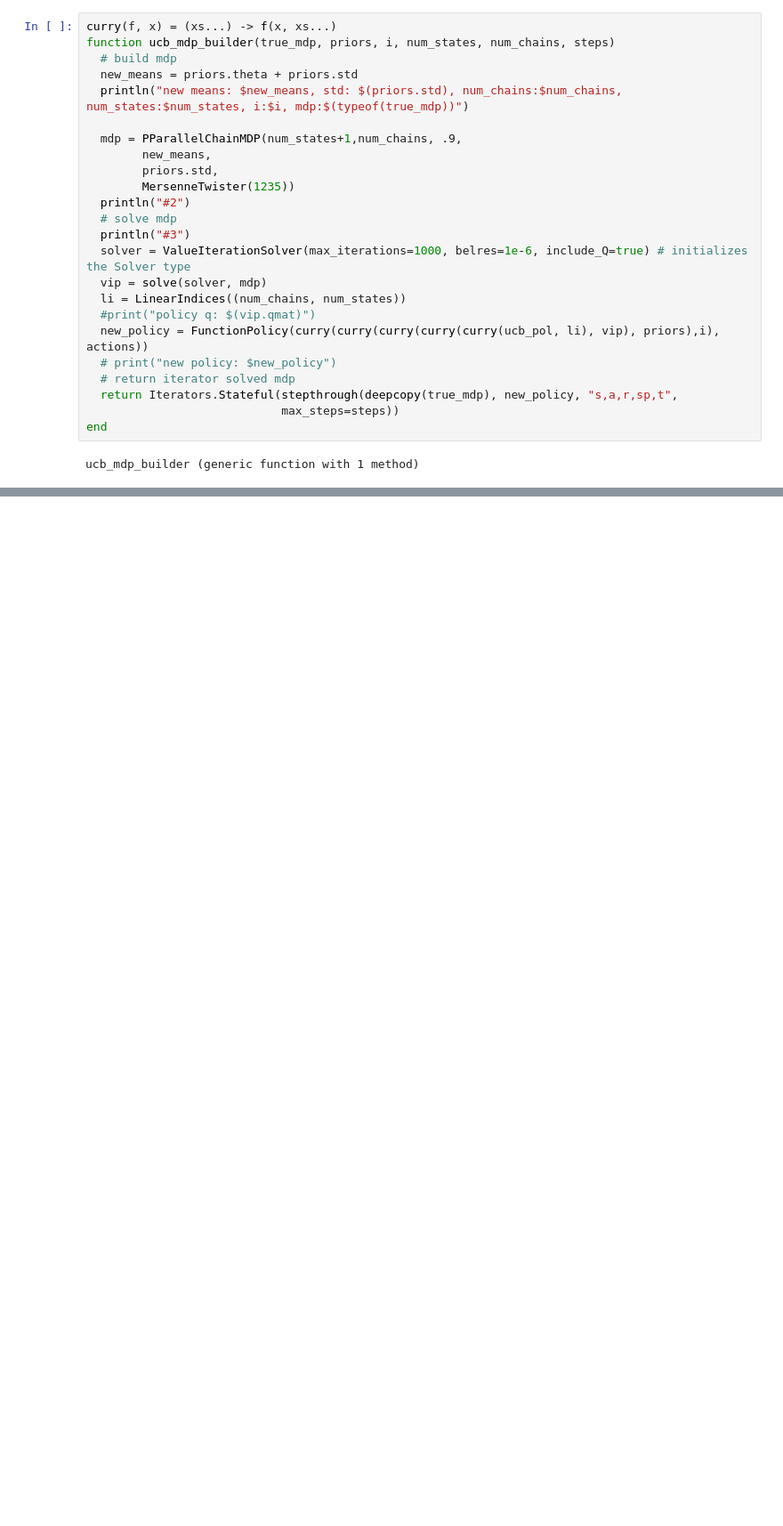
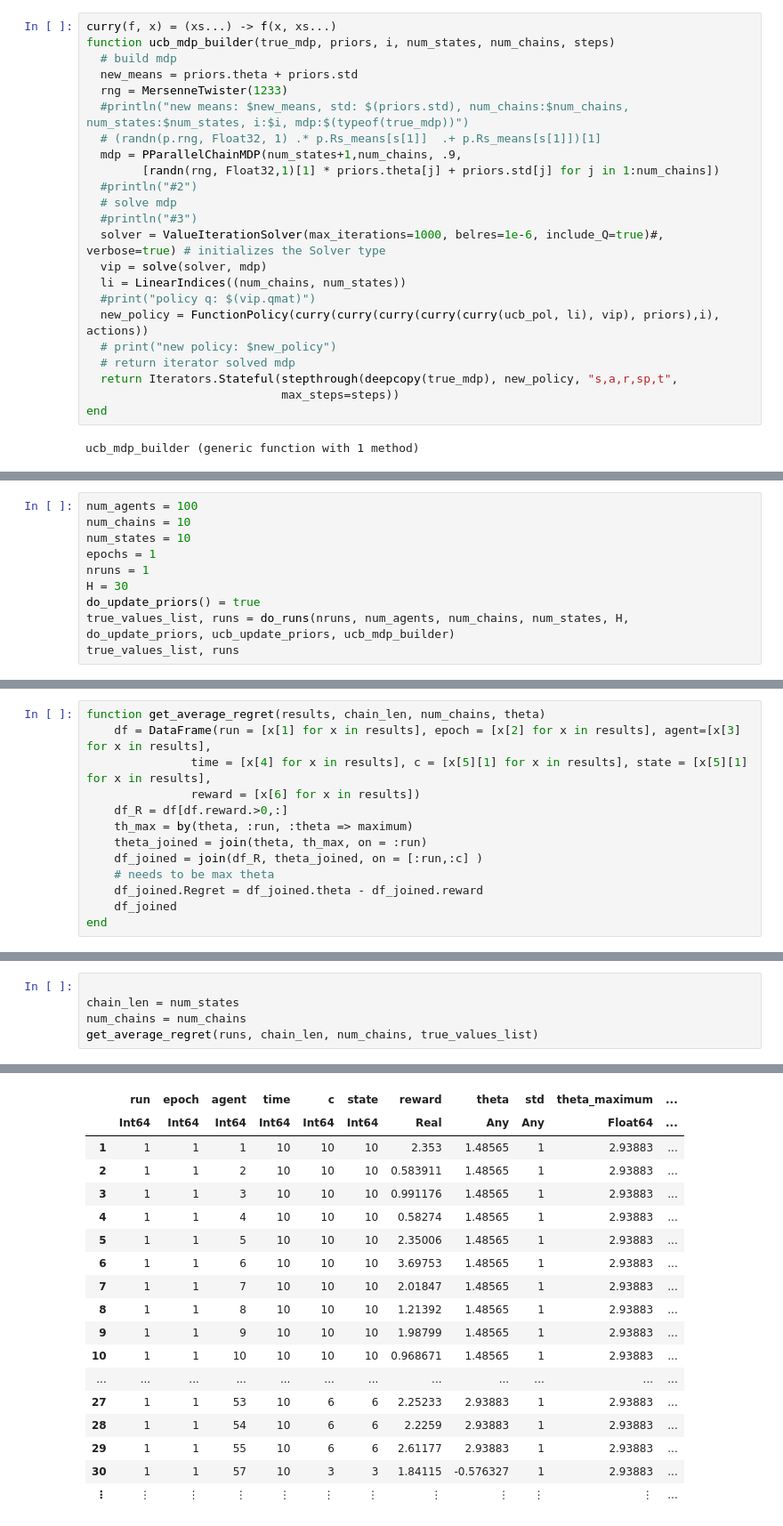
Before and after one commit to efancher/cs234_work_final_project, a Jupyter notebook: Final_Project_Parallel_Chains.ipynb, the cells around one changed output, grey strips where cells are left out. Shown: that part at 89% size. Saved outputs shown, nothing was run; the diff lists cells and outputs as text; blank space fills up the shorter version.

Commit message:
Regret for ucb for pc

```diff
--- a/Final_Project_Parallel_Chains.ipynb
+++ b/Final_Project_Parallel_Chains.ipynb
@@ -210,16 +151,15 @@ curry(f, x) = (xs...) -> f(x, xs...)
 function ucb_mdp_builder(true_mdp, priors, i, num_states, num_chains, steps)
   # build mdp
   new_means = priors.theta + priors.std
-  println("new means: $new_means, std: $(priors.std), num_chains:$num_chains, num_states:$num_states, i:$i, mdp:$(typeof(true_mdp))")
-
+  rng = MersenneTwister(1233)
+  #println("new means: $new_means, std: $(priors.std), num_chains:$num_chains, num_states:$num_states, i:$i, mdp:$(typeof(true_mdp))")
+  # (randn(p.rng, Float32, 1) .* p.Rs_means[s[1]]  .+ p.Rs_means[s[1]])[1]
   mdp = PParallelChainMDP(num_states+1,num_chains, .9,
-        new_means,
-        priors.std,
-        MersenneTwister(1235))
-  println("#2")
+        [randn(rng, Float32,1)[1] * priors.theta[j] + priors.std[j] for j in 1:num_chains])
+  #println("#2")
   # solve mdp
-  println("#3")
-  solver = ValueIterationSolver(max_iterations=1000, belres=1e-6, include_Q=true) # initializes the Solver type
+  #println("#3")
+  solver = ValueIterationSolver(max_iterations=1000, belres=1e-6, include_Q=true)#, verbose=true) # initializes the Solver type
   vip = solve(solver, mdp)
   li = LinearIndices((num_chains, num_states))
   #print("policy q: $(vip.qmat)")
@@ -340,0 +265,10 @@ e: 1, t: 30, agent 3, result: (s = [6, 30], a = 1, r = 81.30541692118248, sp = [
+# %%
+num_agents = 100
+num_chains = 10
+num_states = 10
+epochs = 1
+nruns = 1
+H = 30
+do_update_priors() = true
+true_values_list, runs = do_runs(nruns, num_agents, num_chains, num_states, H, do_update_priors, ucb_update_priors, ucb_mdp_builder)
+true_values_list, runs
@@ -340,0 +352,13 @@ e: 1, t: 30, agent 3, result: (s = [6, 30], a = 1, r = 81.30541692118248, sp = [
+# %%
+function get_average_regret(results, chain_len, num_chains, theta)
+    df = DataFrame(run = [x[1] for x in results], epoch = [x[2] for x in results], agent=[x[3] for x in results],
+               time = [x[4] for x in results], c = [x[5][1] for x in results], state = [x[5][1] for x in results],
+               reward = [x[6] for x in results])
+    df_R = df[df.reward.>0,:]
+    th_max = by(theta, :run, :theta => maximum)
+    theta_joined = join(theta, th_max, on = :run)
+    df_joined = join(df_R, theta_joined, on = [:run,:c] )
+    # needs to be max theta
+    df_joined.Regret = df_joined.theta - df_joined.reward
+    df_joined
+end
@@ -340,0 +383,6 @@ e: 1, t: 30, agent 3, result: (s = [6, 30], a = 1, r = 81.30541692118248, sp = [
+# %%
+
+chain_len = num_states
+num_chains = num_chains
+get_average_regret(runs, chain_len, num_chains, true_values_list)
+# %% [output]
@@ -340,0 +390,18 @@ e: 1, t: 30, agent 3, result: (s = [6, 30], a = 1, r = 81.30541692118248, sp = [
+|  | run | epoch | agent | time | c | state | reward | theta | std | theta_maximum | ... |
+|  | Int64 | Int64 | Int64 | Int64 | Int64 | Int64 | Real | Any | Any | Float64 | ... |
+| 1 | 1 | 1 | 1 | 10 | 10 | 10 | 2.353 | 1.48565 | 1 | 2.93883 | ... |
+| 2 | 1 | 1 | 2 | 10 | 10 | 10 | 0.583911 | 1.48565 | 1 | 2.93883 | ... |
+| 3 | 1 | 1 | 3 | 10 | 10 | 10 | 0.991176 | 1.48565 | 1 | 2.93883 | ... |
+| 4 | 1 | 1 | 4 | 10 | 10 | 10 | 0.58274 | 1.48565 | 1 | 2.93883 | ... |
+| 5 | 1 | 1 | 5 | 10 | 10 | 10 | 2.35006 | 1.48565 | 1 | 2.93883 | ... |
+| 6 | 1 | 1 | 6 | 10 | 10 | 10 | 3.69753 | 1.48565 | 1 | 2.93883 | ... |
+| 7 | 1 | 1 | 7 | 10 | 10 | 10 | 2.01847 | 1.48565 | 1 | 2.93883 | ... |
+| 8 | 1 | 1 | 8 | 10 | 10 | 10 | 1.21392 | 1.48565 | 1 | 2.93883 | ... |
+| 9 | 1 | 1 | 9 | 10 | 10 | 10 | 1.98799 | 1.48565 | 1 | 2.93883 | ... |
+| 10 | 1 | 1 | 10 | 10 | 10 | 10 | 0.968671 | 1.48565 | 1 | 2.93883 | ... |
+| ... | ... | ... | ... | ... | ... | ... | ... | ... | ... | ... | ... |
+| 27 | 1 | 1 | 53 | 10 | 6 | 6 | 2.25233 | 2.93883 | 1 | 2.93883 | ... |
+| 28 | 1 | 1 | 54 | 10 | 6 | 6 | 2.2259 | 2.93883 | 1 | 2.93883 | ... |
+| 29 | 1 | 1 | 55 | 10 | 6 | 6 | 2.61177 | 2.93883 | 1 | 2.93883 | ... |
+| 30 | 1 | 1 | 57 | 10 | 3 | 3 | 1.84115 | -0.576327 | 1 | 2.93883 | ... |
+| ⋮ | ⋮ | ⋮ | ⋮ | ⋮ | ⋮ | ⋮ | ⋮ | ⋮ | ⋮ | ⋮ | ... |
```
Also changed, not shown: parts of 16 cells of this notebook, 2 other files.
